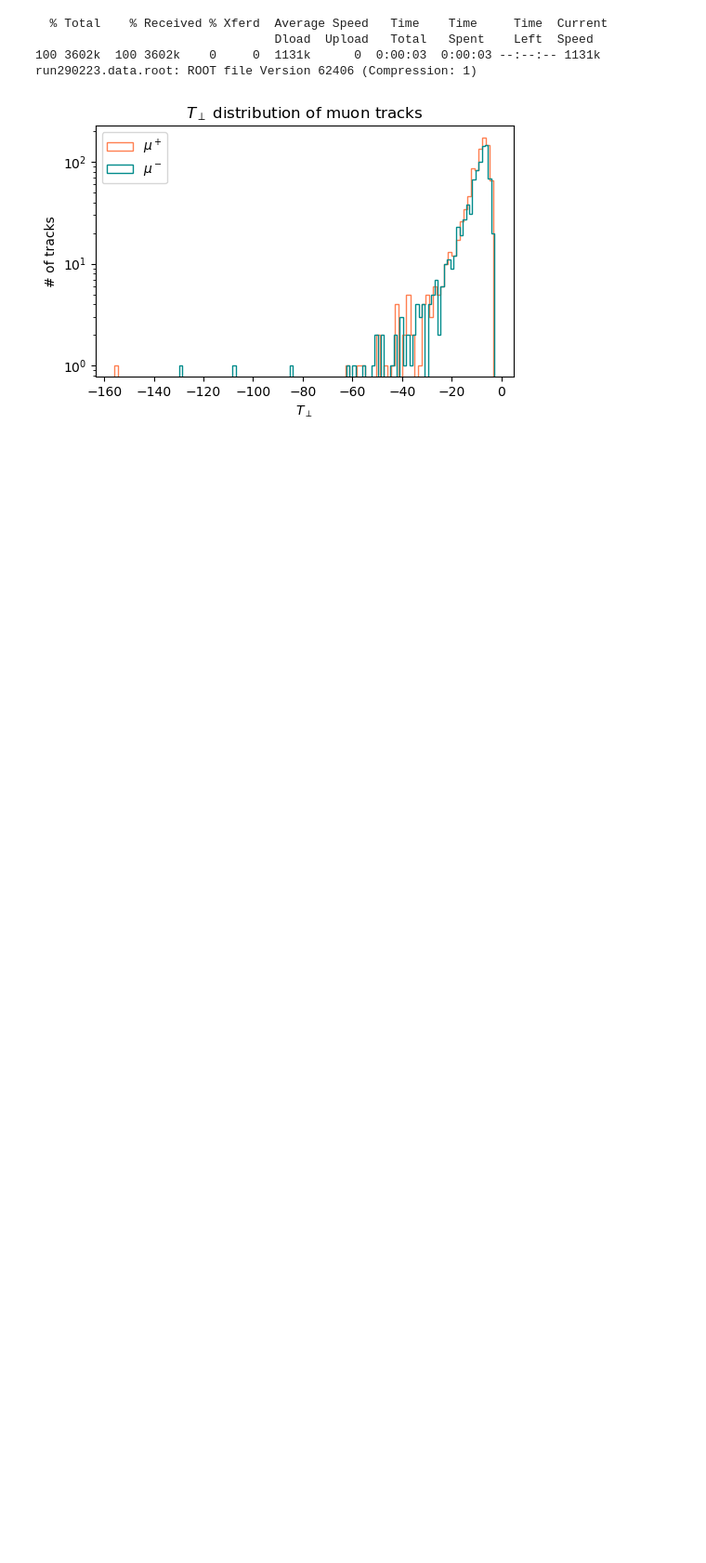
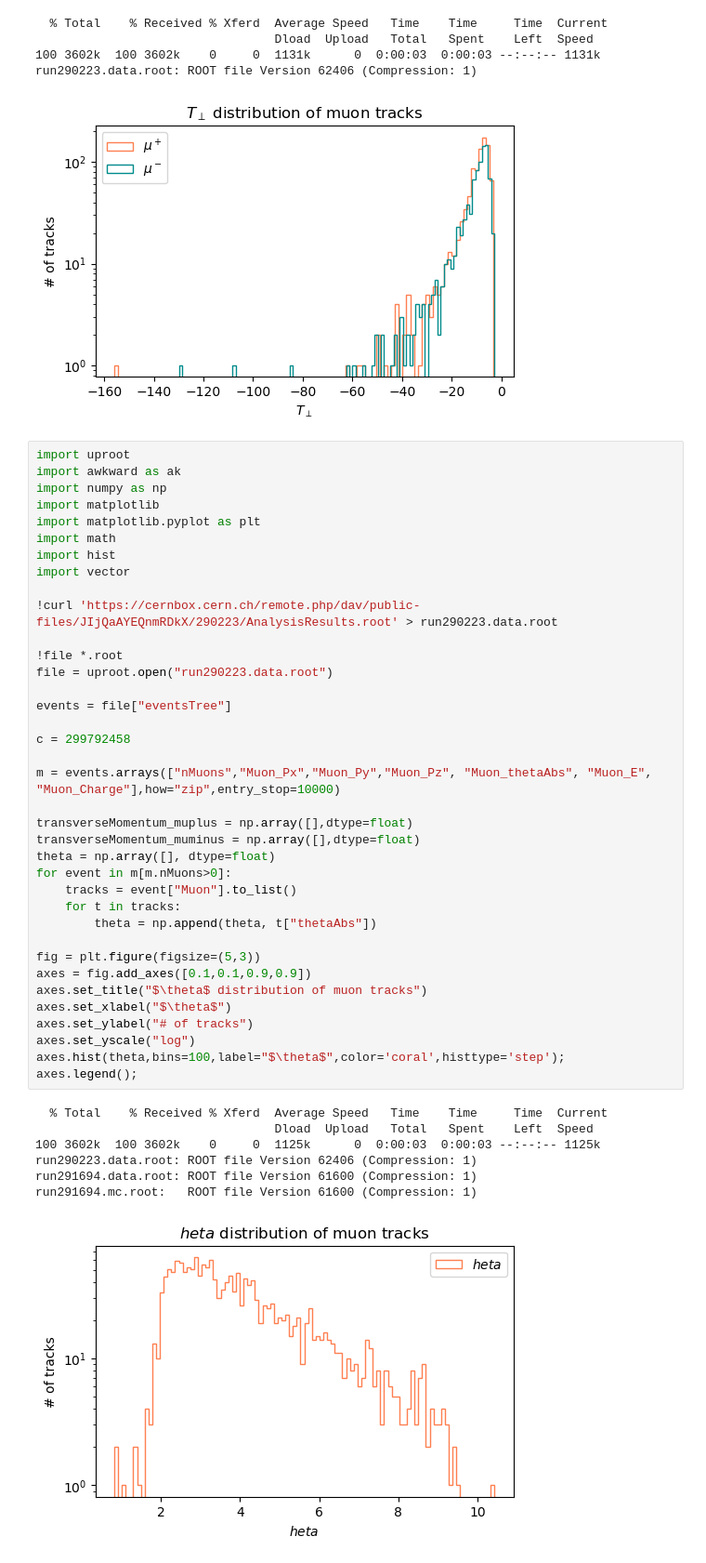
Before and after one commit to nantes-m2-rps-exp/qqbar2mumu-2022, a Jupyter notebook: notebooks/muon-eta-distribution.ipynb, the cells around one changed output. Shown: that part at 93% size. Cells and saved outputs as stored; diff of their text form; blank space fills up the shorter version.

Commit message:
Essais combinaison et plot theta

```diff
--- a/notebooks/muon-eta-distribution.ipynb
+++ b/notebooks/muon-eta-distribution.ipynb
@@ -301,6 +301,51 @@ axes.legend();
 100 3602k  100 3602k    0     0  1131k      0  0:00:03  0:00:03 --:--:-- 1131k
 run290223.data.root: ROOT file Version 62406 (Compression: 1)
 [figure]
+# %%
+import uproot
+import awkward as ak
+import numpy as np
+import matplotlib
+import matplotlib.pyplot as plt
+import math
+import hist
+import vector
+
+!curl 'https://cernbox.cern.ch/remote.php/dav/public-files/JIjQaAYEQnmRDkX/290223/AnalysisResults.root' > run290223.data.root
+
+!file *.root
+file = uproot.open("run290223.data.root")
+
+events = file["eventsTree"]
+
+c = 299792458
+
+m = events.arrays(["nMuons","Muon_Px","Muon_Py","Muon_Pz", "Muon_thetaAbs", "Muon_E", "Muon_Charge"],how="zip",entry_stop=10000)
+
+transverseMomentum_muplus = np.array([],dtype=float)
+transverseMomentum_muminus = np.array([],dtype=float)
+theta = np.array([], dtype=float)
+for event in m[m.nMuons>0]:
+    tracks = event["Muon"].to_list()
+    for t in tracks:
+        theta = np.append(theta, t["thetaAbs"])
+
+fig = plt.figure(figsize=(5,3))
+axes = fig.add_axes([0.1,0.1,0.9,0.9])
+axes.set_title("$\theta$ distribution of muon tracks")
+axes.set_xlabel("$\theta$")
+axes.set_ylabel("# of tracks")
+axes.set_yscale("log")
+axes.hist(theta,bins=100,label="$\theta$",color='coral',histtype='step');
+axes.legend();
+# %% [output]
+  % Total    % Received % Xferd  Average Speed   Time    Time     Time  Current
+                                 Dload  Upload   Total   Spent    Left  Speed
+100 3602k  100 3602k    0     0  1125k      0  0:00:03  0:00:03 --:--:-- 1125k
+run290223.data.root: ROOT file Version 62406 (Compression: 1)
+run291694.data.root: ROOT file Version 61600 (Compression: 1)
+run291694.mc.root:   ROOT file Version 61600 (Compression: 1)
+[figure, added]
 # %%
 import uproot
 import awkward as ak
```
Also changed, not shown: 1 other file.
